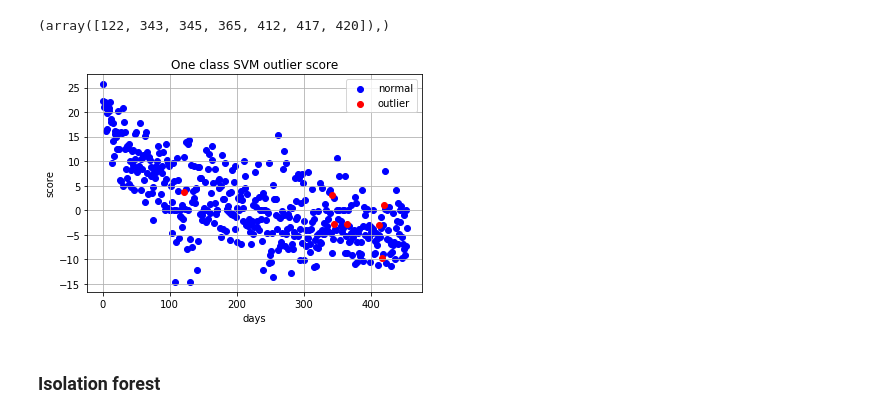
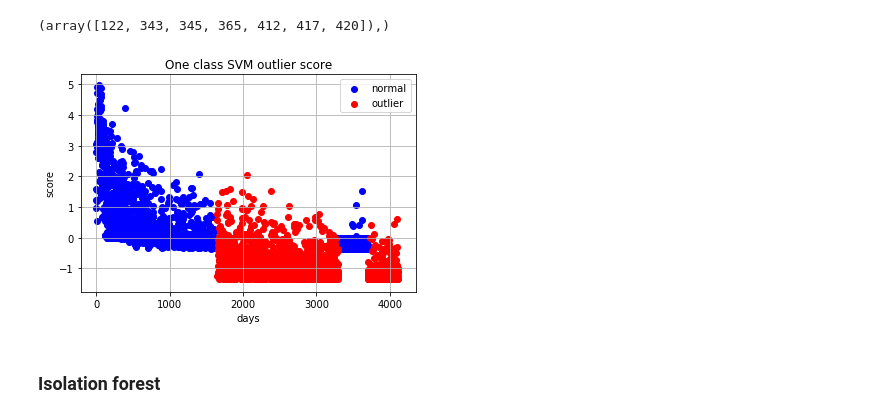
Before and after one commit to nikitadurasov/GraphAnomaly, a Jupyter notebook: GraphAnomaly.ipynb, the cells around one changed output. Cells and saved outputs as stored; diff of their text form; code cells hidden in the pictures.

Commit message:
add experiments data for NCI109, NCI1 and mutag

```diff
--- a/GraphAnomaly.ipynb
+++ b/GraphAnomaly.ipynb
@@ -73,31 +80,22 @@ reload(AnonymousWalkKernel)
 # %% [markdown]
 Сначала пробмуем поучить модель с такими же параметрами, как на MUTAG из туториала
 # %%
-dataset = 'res_graphs'
+dataset = ''
 
-batch_size = 100
+batch_size = 200
 window_size = 8
-embedding_size_w = 64
-embedding_size_d = 64
-num_samples = 128
+num_samples = 256
 
-concat = False
-loss_type = 'sampled_softmax'
-optimize = 'Adagrad'
-learning_rate = 1.0
-root = '../enron/'
+root = '../mutag/'
 ext = 'graphml'
-steps = 7
-epochs = 1
-batches_per_epoch = 1000
+epochs = 2
+batches_per_epoch = 500
 candidate_func = 'uniform'
 graph_labels = None
 
 model = AnonymousWalkEmbeddings.AWE(dataset = dataset, batch_size = batch_size, window_size = window_size,
-                  embedding_size_w = embedding_size_w, embedding_size_d = embedding_size_d,
-                  num_samples = num_samples, concat = concat, loss_type = loss_type,
-                  optimize = optimize, learning_rate = learning_rate, root = root,
-                  ext = ext, steps = steps, epochs = epochs, batches_per_epoch = batches_per_epoch,
+                  num_samples = num_samples, root = root,
+                  ext = ext, epochs = epochs, batches_per_epoch = batches_per_epoch,
                   candidate_func = candidate_func, graph_labels=graph_labels)
 
 model.train()
@@ -123,7 +159,7 @@ Average loss at step 455000: 133.748050
 # %% [markdown]
 # Подгрузим разметку для графов
 # %%
-labels = open('../enron/res_graphs/labels.txt')
+labels = open('../NCI109/NCI109_label.txt')
 labels = labels.read()
 labels = np.array(map(lambda x: int(x), labels.strip().split()))
 # %%
@@ -300,22 +337,22 @@ np.where(labels == 1)
 # %% [output]
 (array([122, 343, 345, 365, 412, 417, 420]),)
 # %%
-start, stop = 1, 500
+start, stop = 1, 5000
 fig = plt.figure()
-cls = OneClassSVM(kernel='rbf', gamma=1.4)
+cls = OneClassSVM(kernel='rbf', gamma=0.9)
 cls.fit(model.graph_embeddings[np.where(labels == 0)[0]][start:stop])
 plt.scatter(np.where(labels==0),
             cls.decision_function(model.graph_embeddings)[np.where(labels==0)], c='b', label='normal')
 plt.scatter(np.where(labels==1),
             cls.decision_function(model.graph_embeddings)[np.where(labels==1)], c='r', label='outlier')
 plt.grid()
 plt.title("One class SVM outlier score")
 plt.ylabel('score')
 plt.xlabel('days')
 plt.legend()
 fig.savefig('oneclass_svm.pdf', format='pdf')
 # %% [output]
-[figure, old version]
+[figure, new version]
 # %% [markdown]
 ### Isolation forest
 # %%
```
Also changed, not shown: parts of 67 cells of this notebook, 14 other files.
